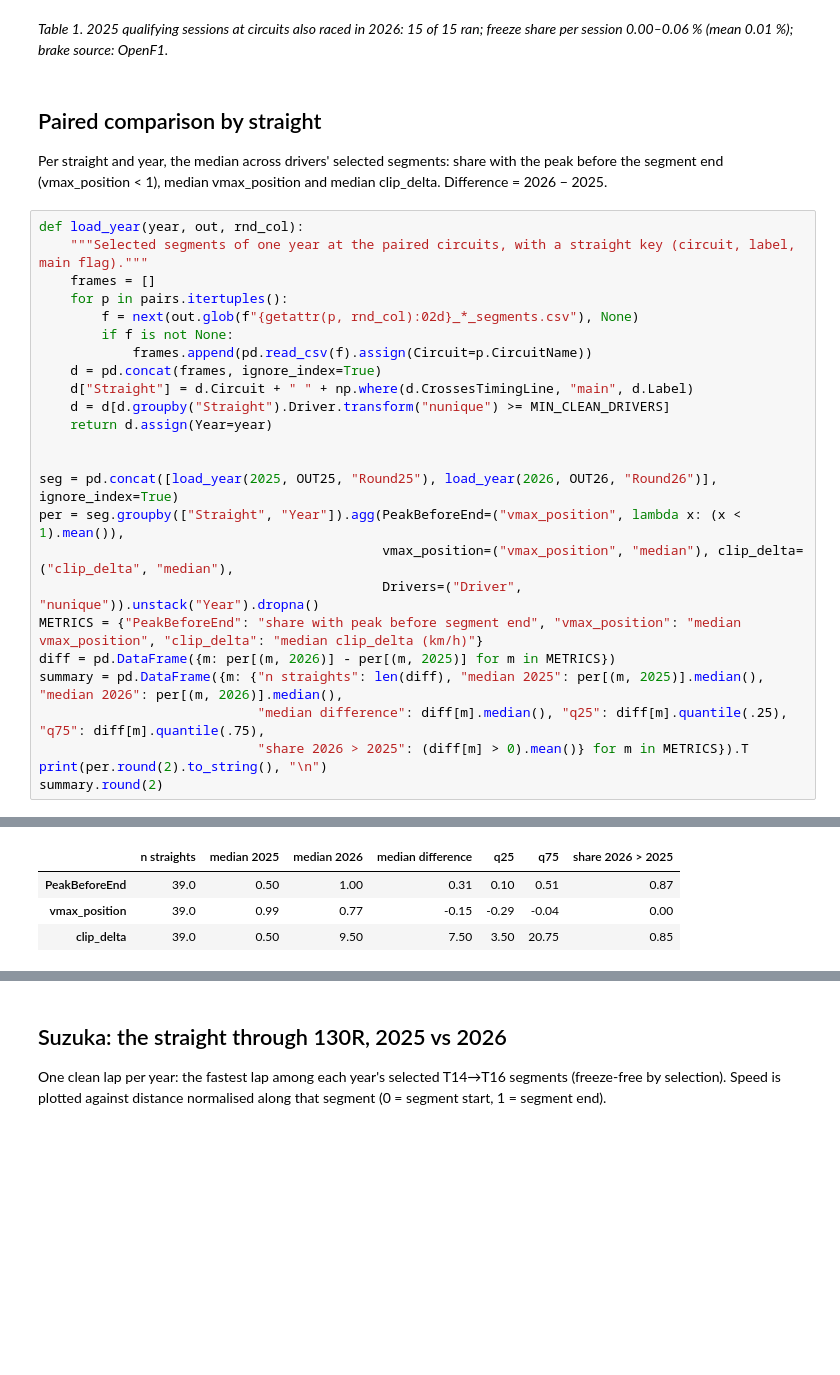
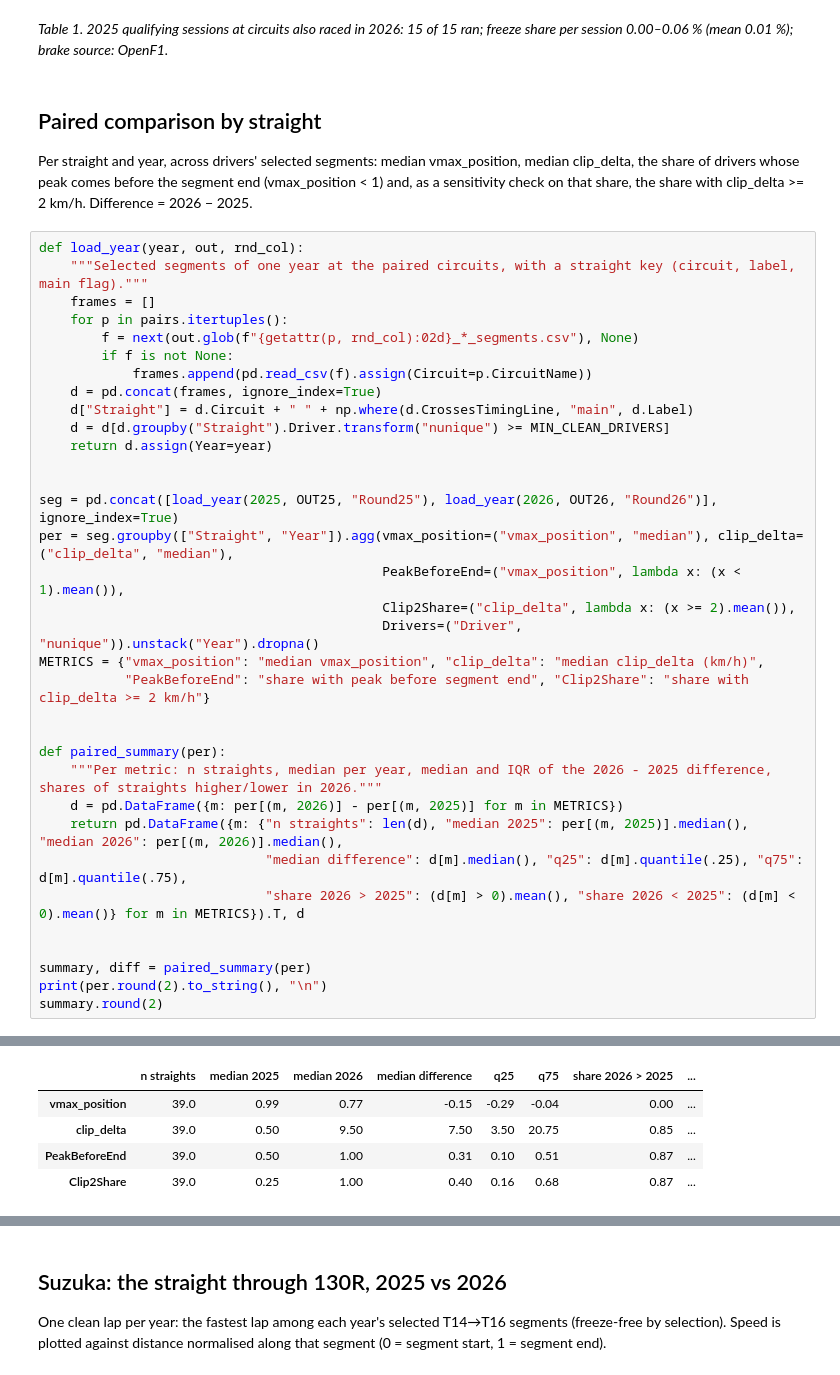
Before and after one commit to see7ien/Flat-Out, a Jupyter notebook: 03_regulations.ipynb, the cells around one changed output, grey strips where cells are left out. Cells and saved outputs as stored; diff of their text form; blank space fills up the shorter version.

```diff
--- a/03_regulations.ipynb
+++ b/03_regulations.ipynb
@@ -208,7 +134,7 @@ caption("Table", "qc25", f"2025 qualifying sessions at circuits also raced in 20
 # %% [markdown]
 ## Paired comparison by straight
 
-Per straight and year, the median across drivers' selected segments: share with the peak before the segment end (vmax_position < 1), median vmax_position and median clip_delta. Difference = 2026 − 2025.
+Per straight and year, across drivers' selected segments: median vmax_position, median clip_delta, the share of drivers whose peak comes before the segment end (vmax_position < 1) and, as a sensitivity check on that share, the share with clip_delta >= 2 km/h. Difference = 2026 − 2025.
 # %%
 def load_year(year, out, rnd_col):
     """Selected segments of one year at the paired circuits, with a straight key (circuit, label, main flag)."""
@@ -224,14 +150,23 @@ def load_year(year, out, rnd_col):
 
 
 seg = pd.concat([load_year(2025, OUT25, "Round25"), load_year(2026, OUT26, "Round26")], ignore_index=True)
-per = seg.groupby(["Straight", "Year"]).agg(PeakBeforeEnd=("vmax_position", lambda x: (x < 1).mean()),
-                                            vmax_position=("vmax_position", "median"), clip_delta=("clip_delta", "median"),
+per = seg.groupby(["Straight", "Year"]).agg(vmax_position=("vmax_position", "median"), clip_delta=("clip_delta", "median"),
+                                            PeakBeforeEnd=("vmax_position", lambda x: (x < 1).mean()),
+                                            Clip2Share=("clip_delta", lambda x: (x >= 2).mean()),
                                             Drivers=("Driver", "nunique")).unstack("Year").dropna()
-METRICS = {"PeakBeforeEnd": "share with peak before segment end", "vmax_position": "median vmax_position", "clip_delta": "median clip_delta (km/h)"}
-diff = pd.DataFrame({m: per[(m, 2026)] - per[(m, 2025)] for m in METRICS})
-summary = pd.DataFrame({m: {"n straights": len(diff), "median 2025": per[(m, 2025)].median(), "median 2026": per[(m, 2026)].median(),
-                            "median difference": diff[m].median(), "q25": diff[m].quantile(.25), "q75": diff[m].quantile(.75),
-                            "share 2026 > 2025": (diff[m] > 0).mean()} for m in METRICS}).T
+METRICS = {"vmax_position": "median vmax_position", "clip_delta": "median clip_delta (km/h)",
+           "PeakBeforeEnd": "share with peak before segment end", "Clip2Share": "share with clip_delta >= 2 km/h"}
+
+
+def paired_summary(per):
+    """Per metric: n straights, median per year, median and IQR of the 2026 - 2025 difference, shares of straights higher/lower in 2026."""
+    d = pd.DataFrame({m: per[(m, 2026)] - per[(m, 2025)] for m in METRICS})
+    return pd.DataFrame({m: {"n straights": len(d), "median 2025": per[(m, 2025)].median(), "median 2026": per[(m, 2026)].median(),
+                             "median difference": d[m].median(), "q25": d[m].quantile(.25), "q75": d[m].quantile(.75),
+                             "share 2026 > 2025": (d[m] > 0).mean(), "share 2026 < 2025": (d[m] < 0).mean()} for m in METRICS}).T, d
+
+
+summary, diff = paired_summary(per)
 print(per.round(2).to_string(), "\n")
 summary.round(2)
 # %% [output]
@@ -255,7 +190,8 @@ Zandvoort main                 0.26  0.77          1.00  0.93        0.0   4.0
-|  | n straights | median 2025 | median 2026 | median difference | q25 | q75 | share 2026 > 2025 |
-| PeakBeforeEnd | 39.0 | 0.50 | 1.00 | 0.31 | 0.10 | 0.51 | 0.87 |
-| vmax_position | 39.0 | 0.99 | 0.77 | -0.15 | -0.29 | -0.04 | 0.00 |
-| clip_delta | 39.0 | 0.50 | 9.50 | 7.50 | 3.50 | 20.75 | 0.85 |
+|  | n straights | median 2025 | median 2026 | median difference | q25 | q75 | share 2026 > 2025 | ... |
+| vmax_position | 39.0 | 0.99 | 0.77 | -0.15 | -0.29 | -0.04 | 0.00 | ... |
+| clip_delta | 39.0 | 0.50 | 9.50 | 7.50 | 3.50 | 20.75 | 0.85 | ... |
+| PeakBeforeEnd | 39.0 | 0.50 | 1.00 | 0.31 | 0.10 | 0.51 | 0.87 | ... |
+| Clip2Share | 39.0 | 0.25 | 1.00 | 0.40 | 0.16 | 0.68 | 0.87 | ... |
 # %%
 caption("Table", "paired", f"{len(diff)} straights present in both years with >= {MIN_CLEAN_DRIVERS} clean drivers each, at "
         f"{per.index.str.rsplit(' ', n=1).str[0].nunique()} circuits. Difference 2026 − 2025 per straight (median, IQR, share of straights with "
```
Also changed, not shown: parts of 11 cells of this notebook, 2 other files.
